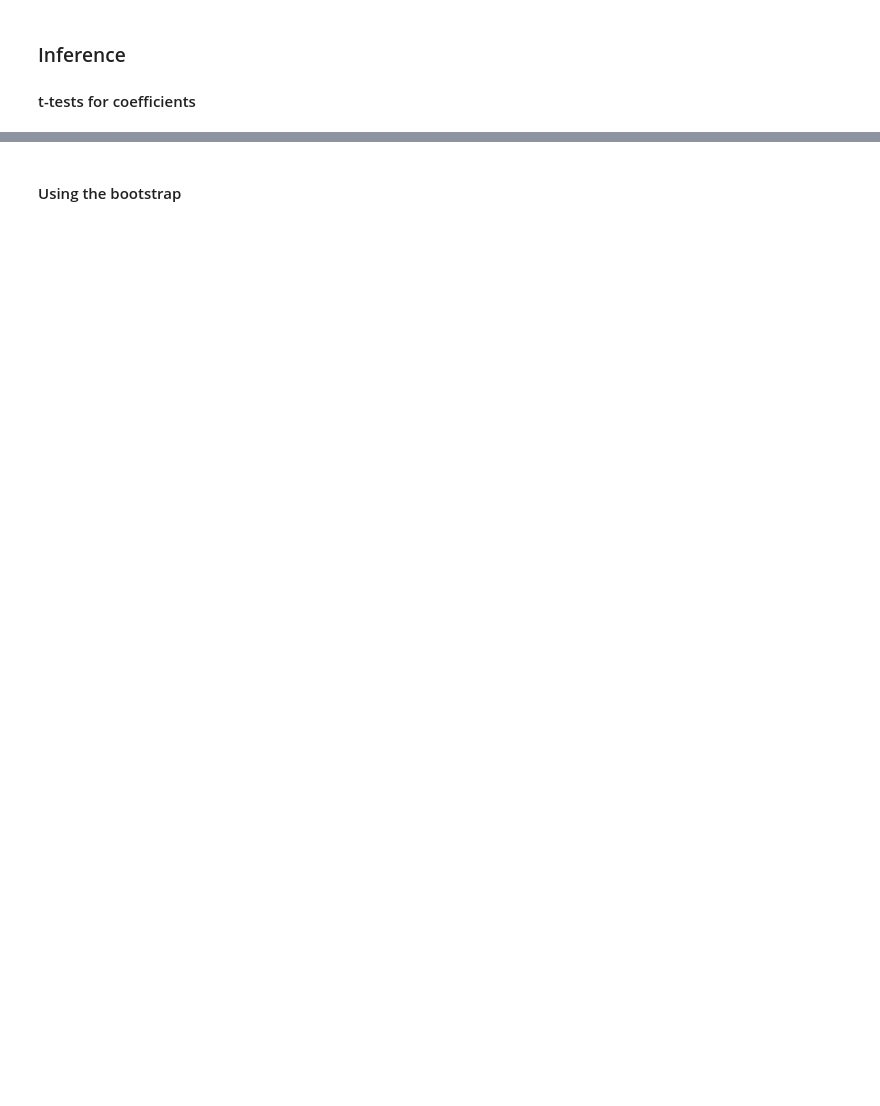
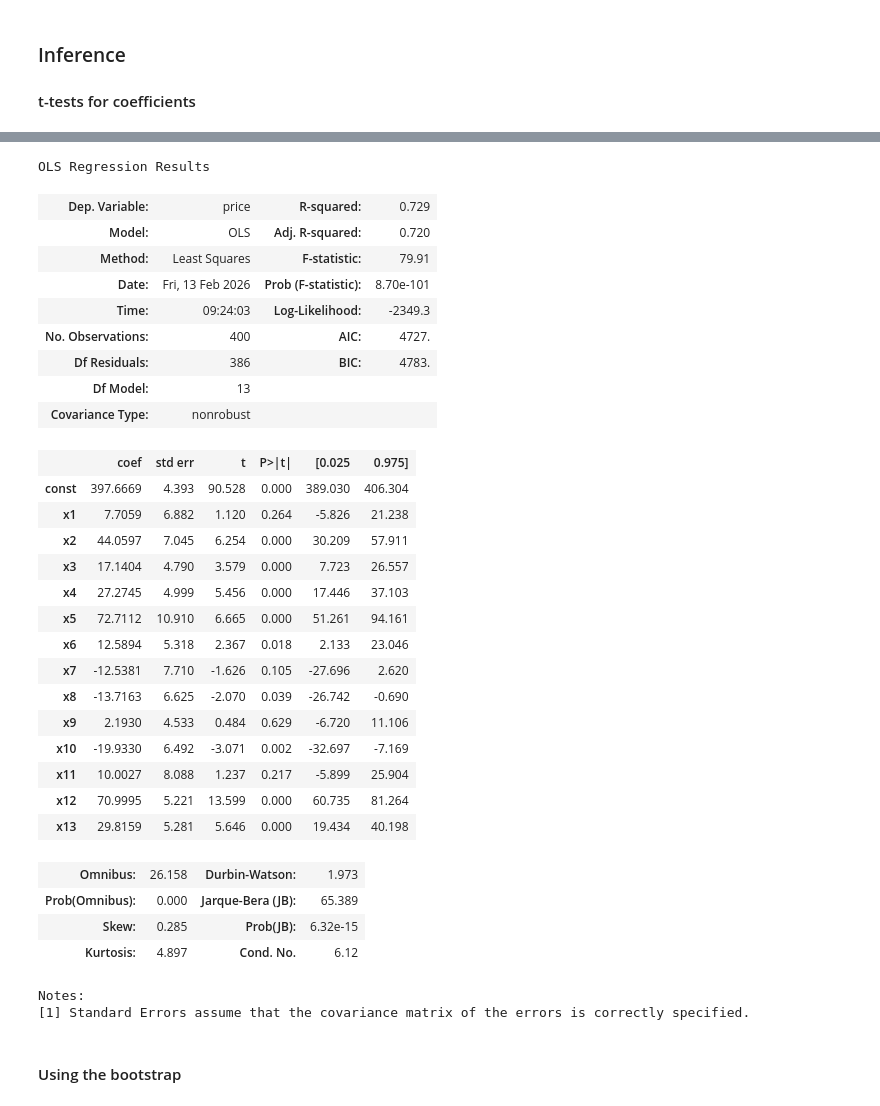
Before and after one commit to moran-teaching/stat486-website, a Jupyter notebook: nb/lec3.ipynb, the cells around one changed output, grey strips where cells are left out. Cells and saved outputs as stored; diff of their text form; code cells hidden in the pictures; blank space fills up the shorter version.

```diff
--- a/nb/lec3.ipynb
+++ b/nb/lec3.ipynb
@@ -110,11 +132,6 @@ We can also use scikit-learn (sklearn) to run linear regression for us:
 # %%
-# remove the intercept column - sklearn adds it by default
-X_train = X_train[:, 1:]
-X_test = X_test[:, 1:]
-
-linreg = LinearRegression()
-linreg.fit(X_train, Y_train)
-Y_pred = linreg.predict(X_test)
+Y_pred = results.get_prediction(X_test)
+Y_pred = Y_pred.predicted_mean
 
 test_error = np.sqrt(((Y_test - Y_pred) ** 2).mean())
 baseline_error = np.sqrt(((Y_test - Y_train.mean()) ** 2).mean())
@@ -214,0 +152,3 @@ long: (19.434, 40.198)
+# %%
+model = sm.OLS(Y_train, X_train)
+results = model.fit()
@@ -214,0 +177,34 @@ long: (19.434, 40.198)
+# %%
+results.summary()
+# %% [output]
+OLS Regression Results
+| Dep. Variable: | price | R-squared: | 0.729 |
+| Model: | OLS | Adj. R-squared: | 0.720 |
+| Method: | Least Squares | F-statistic: | 79.91 |
+| Date: | Fri, 13 Feb 2026 | Prob (F-statistic): | 8.70e-101 |
+| Time: | 09:24:03 | Log-Likelihood: | -2349.3 |
+| No. Observations: | 400 | AIC: | 4727. |
+| Df Residuals: | 386 | BIC: | 4783. |
+| Df Model: | 13 |  |  |
+| Covariance Type: | nonrobust |  |  |
+|  | coef | std err | t | P>|t| | [0.025 | 0.975] |
+| const | 397.6669 | 4.393 | 90.528 | 0.000 | 389.030 | 406.304 |
+| x1 | 7.7059 | 6.882 | 1.120 | 0.264 | -5.826 | 21.238 |
+| x2 | 44.0597 | 7.045 | 6.254 | 0.000 | 30.209 | 57.911 |
+| x3 | 17.1404 | 4.790 | 3.579 | 0.000 | 7.723 | 26.557 |
+| x4 | 27.2745 | 4.999 | 5.456 | 0.000 | 17.446 | 37.103 |
+| x5 | 72.7112 | 10.910 | 6.665 | 0.000 | 51.261 | 94.161 |
+| x6 | 12.5894 | 5.318 | 2.367 | 0.018 | 2.133 | 23.046 |
+| x7 | -12.5381 | 7.710 | -1.626 | 0.105 | -27.696 | 2.620 |
+| x8 | -13.7163 | 6.625 | -2.070 | 0.039 | -26.742 | -0.690 |
+| x9 | 2.1930 | 4.533 | 0.484 | 0.629 | -6.720 | 11.106 |
+| x10 | -19.9330 | 6.492 | -3.071 | 0.002 | -32.697 | -7.169 |
+| x11 | 10.0027 | 8.088 | 1.237 | 0.217 | -5.899 | 25.904 |
+| x12 | 70.9995 | 5.221 | 13.599 | 0.000 | 60.735 | 81.264 |
+| x13 | 29.8159 | 5.281 | 5.646 | 0.000 | 19.434 | 40.198 |
+| Omnibus: | 26.158 | Durbin-Watson: | 1.973 |
+| Prob(Omnibus): | 0.000 | Jarque-Bera (JB): | 65.389 |
+| Skew: | 0.285 | Prob(JB): | 6.32e-15 |
+| Kurtosis: | 4.897 | Cond. No. | 6.12 |
+Notes:
+[1] Standard Errors assume that the covariance matrix of the errors is correctly specified.
```
Also changed, not shown: parts of 26 cells of this notebook, 17 other files.
